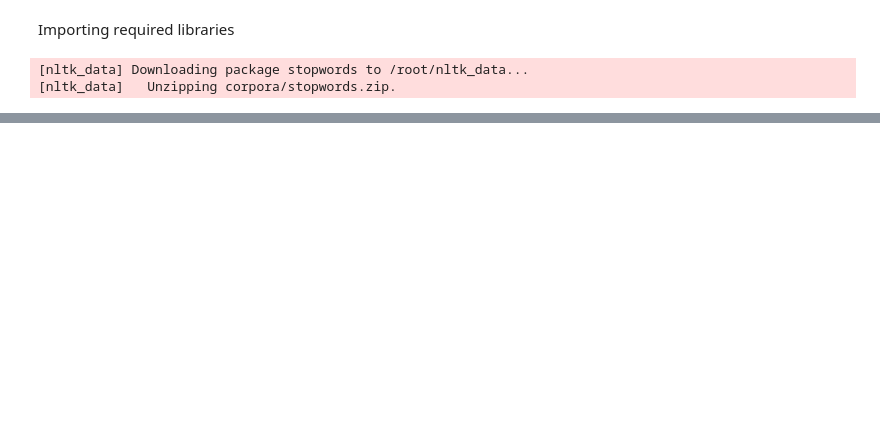
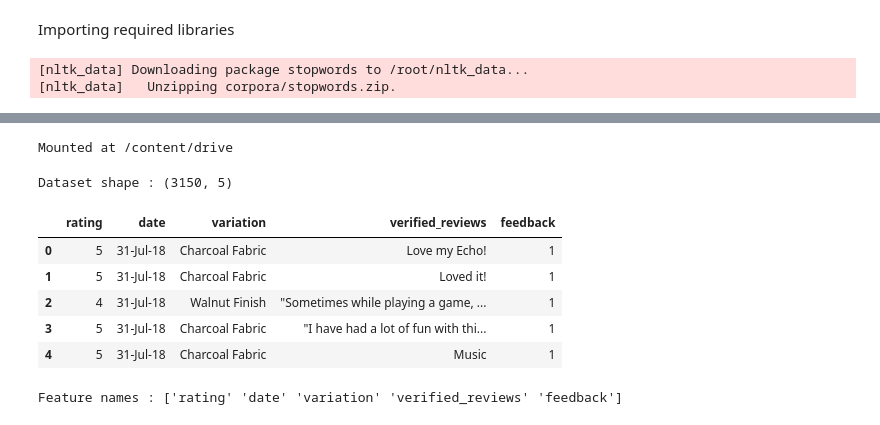
Before and after one commit to Ashishjoshi794/Amazon-Alexa-Review, a Jupyter notebook: Amazon_Alexa_Review.ipynb, the cells around one changed output, grey strips where cells are left out. Cells and saved outputs as stored; diff of their text form; code cells hidden in the pictures; blank space fills up the shorter version.

```diff
--- a/Amazon_Alexa_Review.ipynb
+++ b/Amazon_Alexa_Review.ipynb
@@ -32,0 +48,28 @@ import re
+# %%
+from google.colab import drive
+drive.mount('/content/drive')
+# %% [output]
+Mounted at /content/drive
+# %%
+#Load the data
+
+data = pd.read_csv(r"/content/drive/MyDrive/amazon_alexa.tsv", delimiter = '\t', quoting = 3)
+
+print(f"Dataset shape : {data.shape}")
+# %% [output]
+Dataset shape : (3150, 5)
+# %%
+data.head()
+# %% [output]
+|  | rating | date | variation | verified_reviews | feedback |
+| 0 | 5 | 31-Jul-18 | Charcoal Fabric | Love my Echo! | 1 |
+| 1 | 5 | 31-Jul-18 | Charcoal Fabric | Loved it! | 1 |
+| 2 | 4 | 31-Jul-18 | Walnut Finish | "Sometimes while playing a game, ... | 1 |
+| 3 | 5 | 31-Jul-18 | Charcoal Fabric | "I have had a lot of fun with thi... | 1 |
+| 4 | 5 | 31-Jul-18 | Charcoal Fabric | Music | 1 |
+# %%
+#Column names
+
+print(f"Feature names : {data.columns.values}")
+# %% [output]
+Feature names : ['rating' 'date' 'variation' 'verified_reviews' 'feedback']
```
Also changed, not shown: parts of 8 cells of this notebook.
